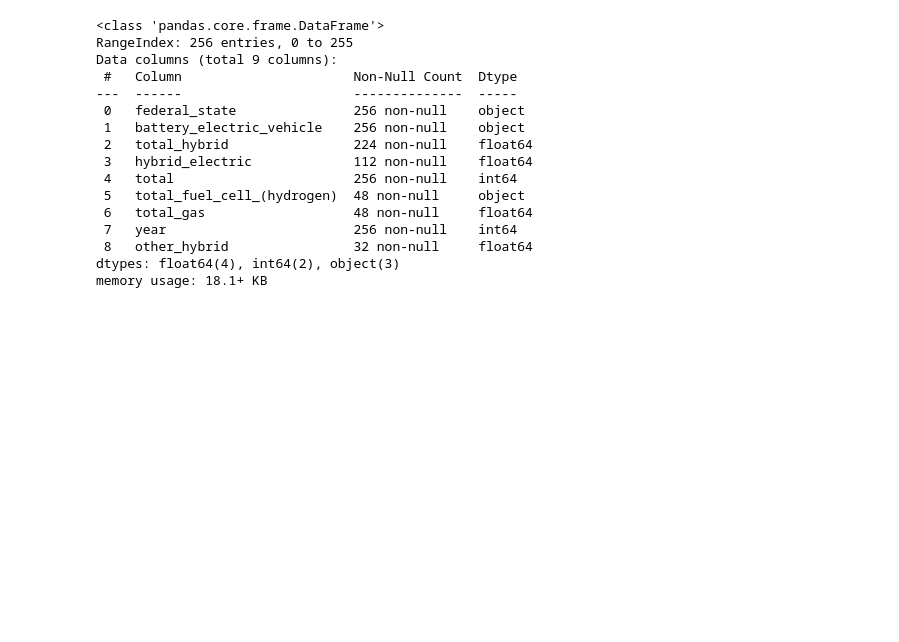
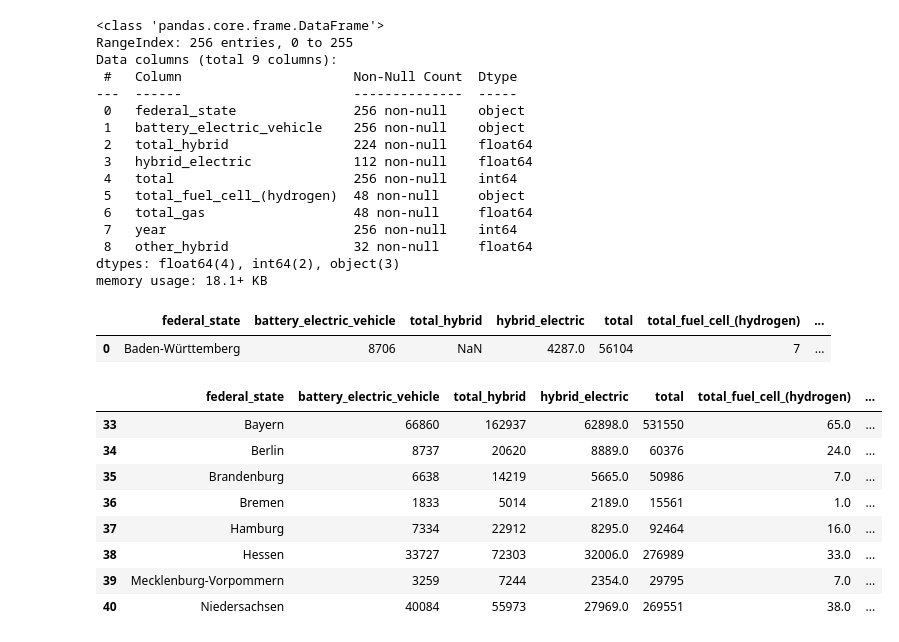
Before and after one commit to RomyBrate/capstone_project_ev, a Jupyter notebook: newly_registered_cars.ipynb, the cells around one changed output. Cells and saved outputs as stored; diff of their text form; code cells hidden in the pictures; blank space fills up the shorter version.

```diff
--- a/newly_registered_cars.ipynb
+++ b/newly_registered_cars.ipynb
@@ -233,3 +236,24 @@ Data columns (total 9 columns):
  8   other_hybrid                32 non-null     float64
 dtypes: float64(4), int64(2), object(3)
 memory usage: 18.1+ KB
+# %%
+df_registered_cars.head(1)
+# %% [output]
+|  | federal_state | battery_electric_vehicle | total_hybrid | hybrid_electric | total | total_fuel_cell_(hydrogen) | ... |
+| 0 | Baden-Württemberg | 8706 | NaN | 4287.0 | 56104 | 7 | ... |
+# %%
+# Calculate other_hybrid for the rows where it is missing
+df_registered_cars.loc[df_registered_cars['other_hybrid'].isna(), 'other_hybrid'] = df_registered_cars['total_hybrid'] - df_registered_cars['hybrid_electric']
+
+# Check the result for calculated other_hybrid entries
+df_registered_cars.iloc[33:41]
+# %% [output]
+|  | federal_state | battery_electric_vehicle | total_hybrid | hybrid_electric | total | total_fuel_cell_(hydrogen) | ... |
+| 33 | Bayern | 66860 | 162937 | 62898.0 | 531550 | 65.0 | ... |
+| 34 | Berlin | 8737 | 20620 | 8889.0 | 60376 | 24.0 | ... |
+| 35 | Brandenburg | 6638 | 14219 | 5665.0 | 50986 | 7.0 | ... |
+| 36 | Bremen | 1833 | 5014 | 2189.0 | 15561 | 1.0 | ... |
+| 37 | Hamburg | 7334 | 22912 | 8295.0 | 92464 | 16.0 | ... |
+| 38 | Hessen | 33727 | 72303 | 32006.0 | 276989 | 33.0 | ... |
+| 39 | Mecklenburg-Vorpommern | 3259 | 7244 | 2354.0 | 29795 | 7.0 | ... |
+| 40 | Niedersachsen | 40084 | 55973 | 27969.0 | 269551 | 38.0 | ... |
```
Also changed, not shown: parts of 22 cells of this notebook, 7 other files.
